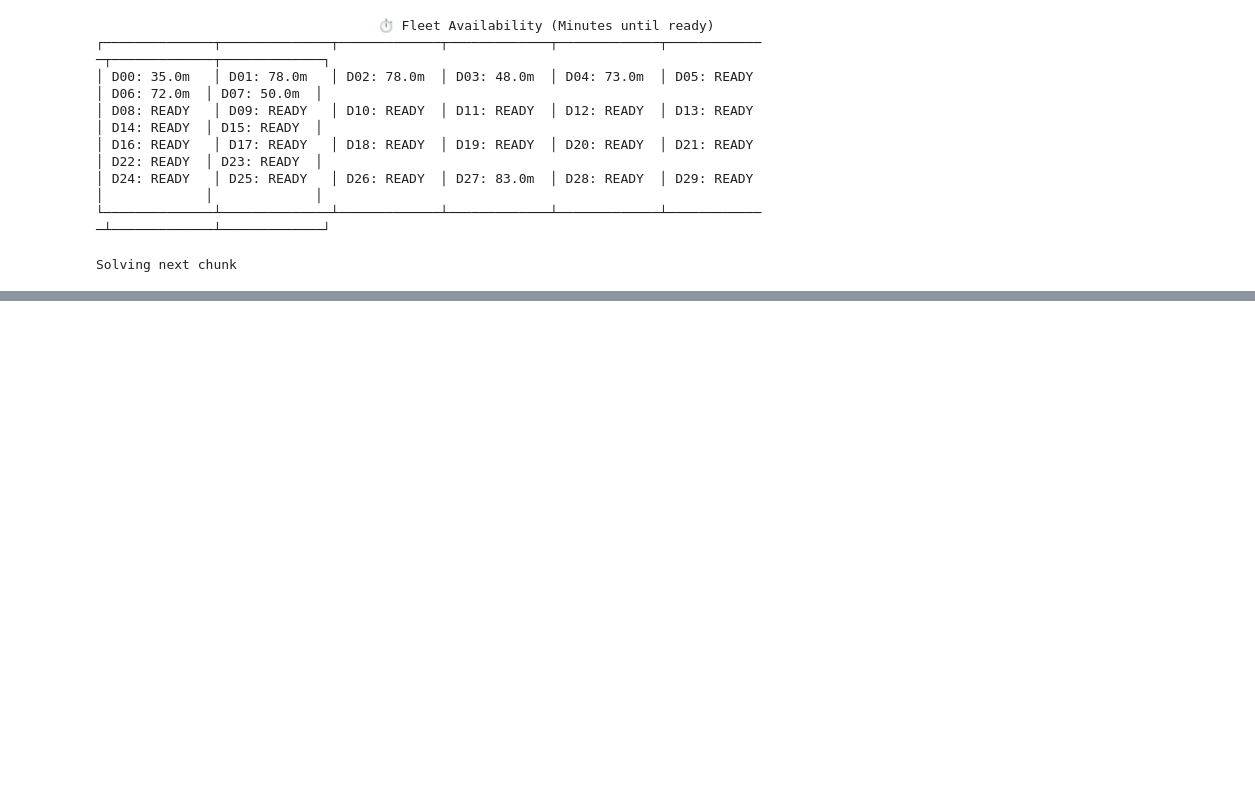
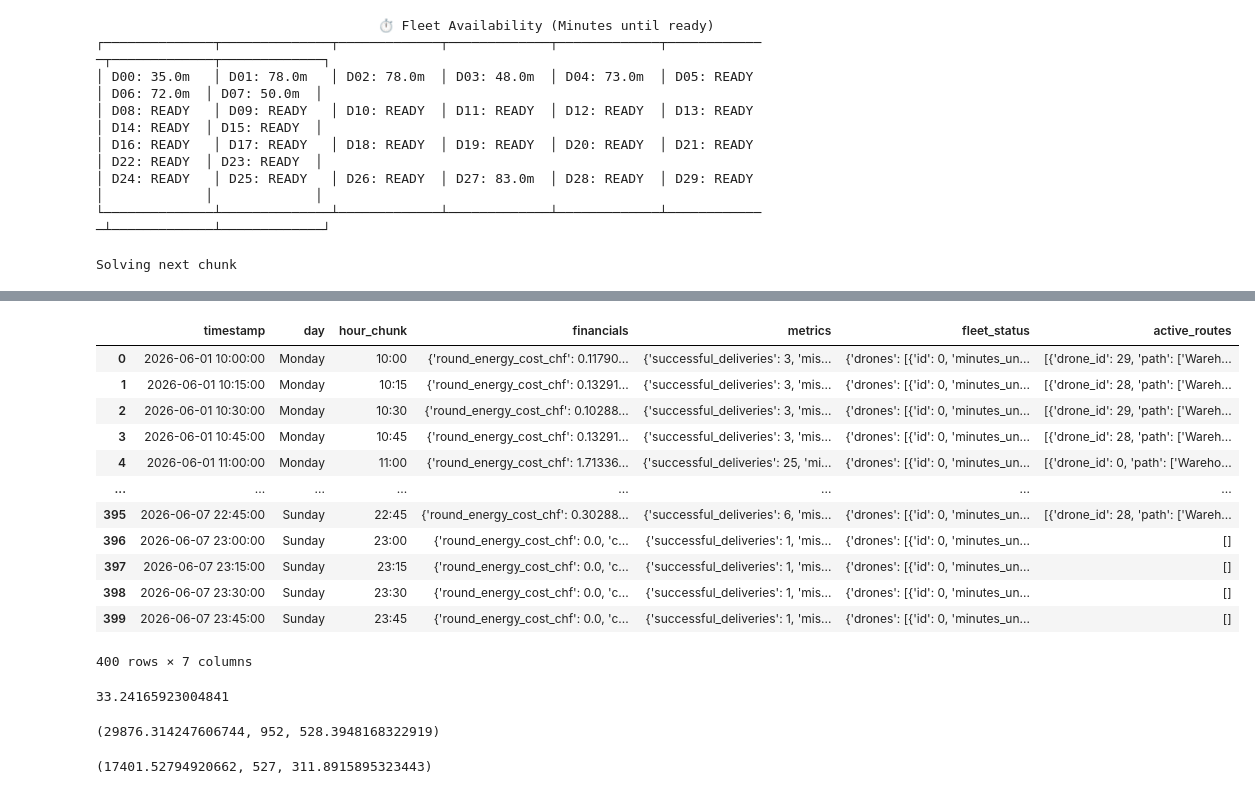
Before and after one commit to Ildsjel-EPFL/Sierre-District-Food-Drone-Delivery, a Jupyter notebook: Sierre_District_Food_Delivery.ipynb, the cells around one changed output, grey strips where cells are left out. Drawn from its saved outputs; the diff is of its cells as text; code cells hidden in the pictures; blank space fills up the shorter version.

```diff
--- a/Sierre_District_Food_Delivery.ipynb
+++ b/Sierre_District_Food_Delivery.ipynb
@@ -427,0 +242,9 @@ for i in range(10):
+# %%
+import os
+filename = "simulation_results_scenario_1_final_test.json"
+def load_data(filepath):
+    with open(filepath, "r") as f:
+        return json.load(f)
+
+history= load_data(os.path.join(filename))
+print(history)
@@ -427,0 +253,48 @@ for i in range(10):
+# %%
+history = pd.read_json(filename)
+history
+# %% [output]
+|  | timestamp | day | hour_chunk | financials | metrics | fleet_status | active_routes |
+| 0 | 2026-06-01 10:00:00 | Monday | 10:00 | {'round_energy_cost_chf': 0.11790... | {'successful_deliveries': 3, 'mis... | {'drones': [{'id': 0, 'minutes_un... | [{'drone_id': 29, 'path': ['Wareh... |
+| 1 | 2026-06-01 10:15:00 | Monday | 10:15 | {'round_energy_cost_chf': 0.13291... | {'successful_deliveries': 3, 'mis... | {'drones': [{'id': 0, 'minutes_un... | [{'drone_id': 28, 'path': ['Wareh... |
+| 2 | 2026-06-01 10:30:00 | Monday | 10:30 | {'round_energy_cost_chf': 0.10288... | {'successful_deliveries': 3, 'mis... | {'drones': [{'id': 0, 'minutes_un... | [{'drone_id': 29, 'path': ['Wareh... |
+| 3 | 2026-06-01 10:45:00 | Monday | 10:45 | {'round_energy_cost_chf': 0.13291... | {'successful_deliveries': 3, 'mis... | {'drones': [{'id': 0, 'minutes_un... | [{'drone_id': 28, 'path': ['Wareh... |
+| 4 | 2026-06-01 11:00:00 | Monday | 11:00 | {'round_energy_cost_chf': 1.71336... | {'successful_deliveries': 25, 'mi... | {'drones': [{'id': 0, 'minutes_un... | [{'drone_id': 0, 'path': ['Wareho... |
+| ... | ... | ... | ... | ... | ... | ... | ... |
+| 395 | 2026-06-07 22:45:00 | Sunday | 22:45 | {'round_energy_cost_chf': 0.30288... | {'successful_deliveries': 6, 'mis... | {'drones': [{'id': 0, 'minutes_un... | [{'drone_id': 28, 'path': ['Wareh... |
+| 396 | 2026-06-07 23:00:00 | Sunday | 23:00 | {'round_energy_cost_chf': 0.0, 'c... | {'successful_deliveries': 1, 'mis... | {'drones': [{'id': 0, 'minutes_un... | [] |
+| 397 | 2026-06-07 23:15:00 | Sunday | 23:15 | {'round_energy_cost_chf': 0.0, 'c... | {'successful_deliveries': 1, 'mis... | {'drones': [{'id': 0, 'minutes_un... | [] |
+| 398 | 2026-06-07 23:30:00 | Sunday | 23:30 | {'round_energy_cost_chf': 0.0, 'c... | {'successful_deliveries': 1, 'mis... | {'drones': [{'id': 0, 'minutes_un... | [] |
+| 399 | 2026-06-07 23:45:00 | Sunday | 23:45 | {'round_energy_cost_chf': 0.0, 'c... | {'successful_deliveries': 1, 'mis... | {'drones': [{'id': 0, 'minutes_un... | [] |
+400 rows × 7 columns
+# %%
+history.active_routes.iloc[15][0]["distance_km"]
+# %% [output]
+33.24165923004841
+# %%
+cumulative_energy_cost = history.financials.iloc[-1]["cumulative_energy_cost_chf"]
+
+total_km, n_flies = 0, 0
+for i in range(history.shape[0]):
+    for drone in history.active_routes.iloc[i]:
+        total_km += drone["distance_km"]
+        n_flies += 1
+
+total_km, n_flies, cumulative_energy_cost
+# %% [output]
+(29876.314247606744, 952, 528.3948168322919)
+# %%
+filename = "simulation_results_scenario_2_final_test.json"
+history = pd.read_json(filename)
+
+cumulative_energy_cost = history.financials.iloc[-1]["cumulative_energy_cost_chf"]
+
+total_km, n_flies = 0, 0
+for i in range(history.shape[0]):
+    for drone in history.active_routes.iloc[i]:
+        total_km += drone["distance_km"]
+        n_flies += 1
+
+total_km, n_flies, cumulative_energy_cost
+# %% [output]
+(17401.52794920662, 527, 311.8915895323443)
```
Also changed, not shown: parts of 11 cells of this notebook, 10 other files.
